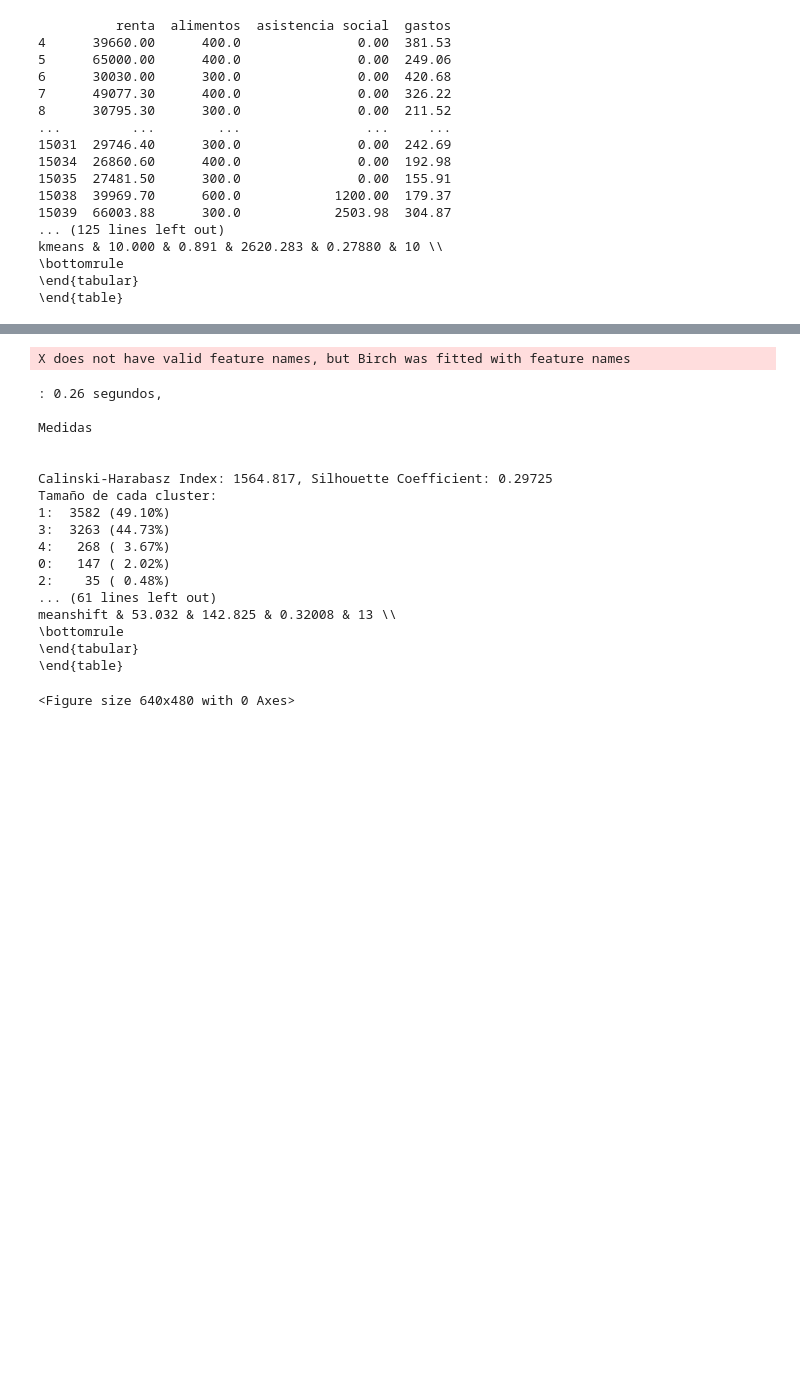
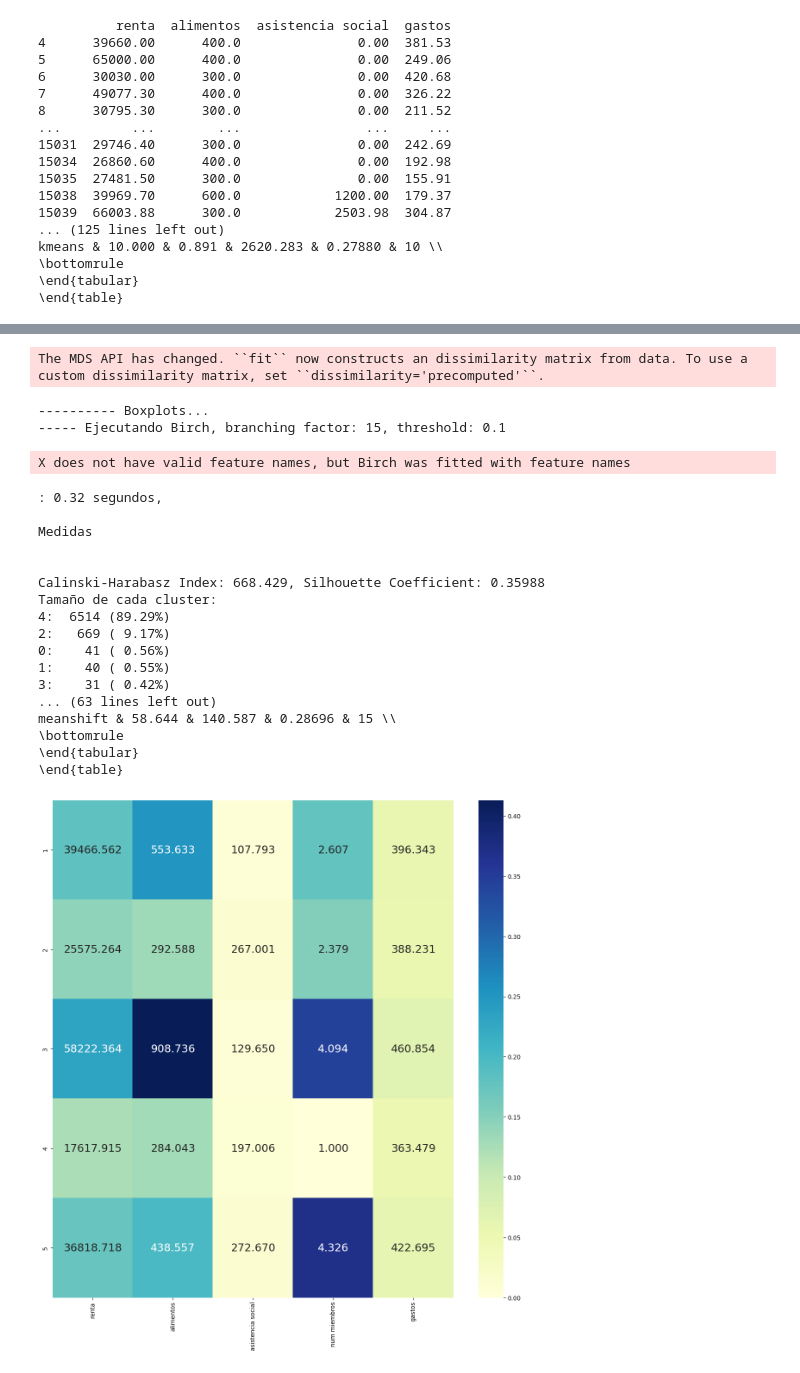
Before and after one commit to Mapachana/Practicas-IN, a Jupyter notebook: P2/redaccion/P2.ipynb, the cells around one changed output, grey strips where cells are left out. Saved outputs shown, nothing was run; the diff lists cells and outputs as text; code cells hidden in the pictures; blank space fills up the shorter version.

```diff
--- a/P2/redaccion/P2.ipynb
+++ b/P2/redaccion/P2.ipynb
@@ -1686,9 +1686,9 @@ lista_tabla = []
 subset = datos.loc[((datos['HH021'] > 1))]
 # Seleccionar variables de interés para clustering
 # renombramos las variables por comodidad
-subset=subset.rename(columns={"HY020": "renta", "HH031":"año contrato", "HY060N":"asistencia social", "HX040":"num miembros", "HH070": "gastos"})
+subset=subset.rename(columns={"HY020": "renta", "HC010":"alimentos", "HY060N":"asistencia social", "HX040":"num miembros", "HH070": "gastos"})
 
-usadas = ['renta', 'año contrato', 'asistencia social', 'num miembros', 'gastos']
+usadas = ['renta', 'alimentos', 'asistencia social', 'num miembros', 'gastos']
 
 
 
@@ -1748,13 +1748,14 @@ for i in range(0, len(algoritmos)):
 
     if algoritmos[i] == 'kmeans':
 
-      try:
+
+      '''try:
           parallel_coord(clusters, cluster_predict, X, X_normal, size, carpeta2)
       except:
-          print("de parallel nada")
+          print("de parallel nada")'''
 
 
-      '''try:
+      try:
           heatmap(centers, centers_desnormal, size, carpeta2)
       except:
           print("dep1")
@@ -1765,11 +1766,11 @@ for i in range(0, len(algoritmos)):
       try:
           boxplot(size, centers, carpeta2)
       except:
-          print("dep3")'''
-      #scatter_matrix(X, clusters, size, carpeta2)
+          print("dep3")
+    #scatter_matrix(X, clusters, size, carpeta2)
 
-    #if algoritmos[i] == 'kmeans':
-      #parallel_coord(clusters, cluster_predict, X, X_normal, size, carpeta2)
+    '''if algoritmos[i] == 'kmeans':
+      scatter_matrix(X, clusters, size, carpeta2)'''
 
 tabla_alg(lista_tabla)
 # %% [output]
@@ -1793,19 +1794,22 @@ rnyto
-X does not have valid feature names, but Birch was fitted with feature names
+The MDS API has changed. ``fit`` now constructs an dissimilarity matrix from data. To use a custom dissimilarity matrix, set ``dissimilarity='precomputed'``.
-: 0.26 segundos,
-
-Medidas
-
-
-Calinski-Harabasz Index: 1564.817, Silhouette Coefficient: 0.29725
-Tamaño de cada cluster:
-1:  3582 (49.10%)
-3:  3263 (44.73%)
-4:   268 ( 3.67%)
-0:   147 ( 2.02%)
-2:    35 ( 0.48%)
-... (61 lines left out)
-meanshift & 53.032 & 142.825 & 0.32008 & 13 \\
-\bottomrule
-\end{tabular}
-\end{table}
+---------- Boxplots...
+----- Ejecutando Birch, branching factor: 15, threshold: 0.1
-<Figure size 640x480 with 0 Axes>
+X does not have valid feature names, but Birch was fitted with feature names
+: 0.32 segundos,
+
+Medidas
+
+
+Calinski-Harabasz Index: 668.429, Silhouette Coefficient: 0.35988
+Tamaño de cada cluster:
+4:  6514 (89.29%)
+2:   669 ( 9.17%)
+0:    41 ( 0.56%)
+1:    40 ( 0.55%)
+3:    31 ( 0.42%)
+... (63 lines left out)
+meanshift & 58.644 & 140.587 & 0.28696 & 15 \\
+\bottomrule
+\end{tabular}
+\end{table}
+[figure, added]
```
Also changed, not shown: parts of 4 cells of this notebook, 10 other files.
